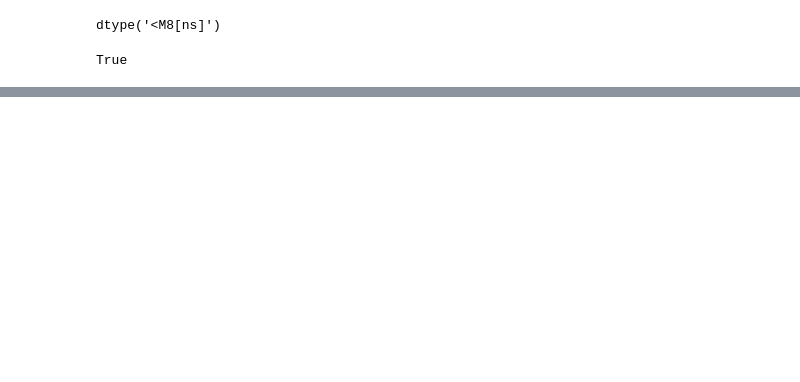
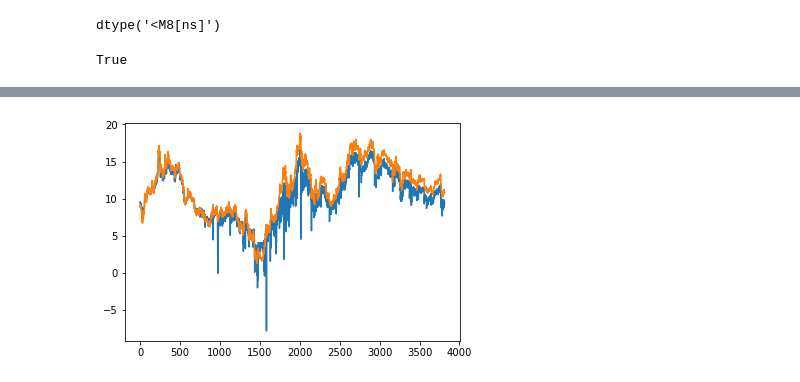
Before and after one commit to pszkilnyk/skittles, a Jupyter notebook: Untitled1.ipynb, the cells around one changed output, grey strips where cells are left out. Saved outputs shown, nothing was run; the diff lists cells and outputs as text; code cells hidden in the pictures; blank space fills up the shorter version.

```diff
--- a/Untitled1.ipynb
+++ b/Untitled1.ipynb
@@ -169,0 +180,6 @@ True
+# %%
+pyplot.plot(inv_yhat)
+pyplot.plot(inv_y)
+pyplot.show()
+# %% [output]
+[figure, added]
```
Also changed, not shown: parts of 6 cells of this notebook.
